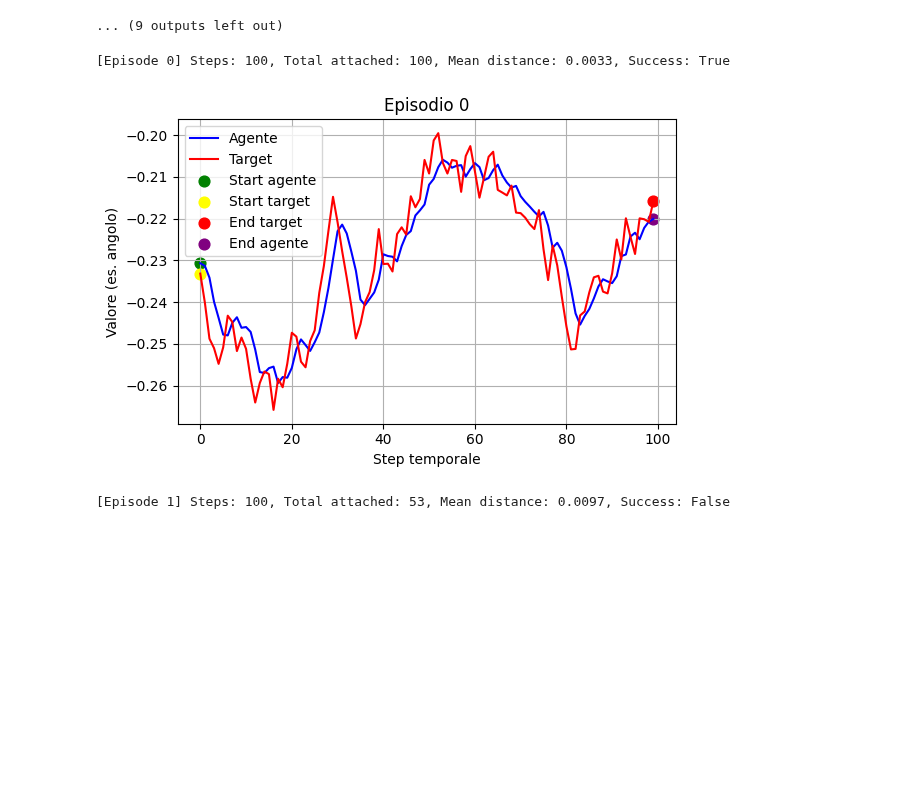
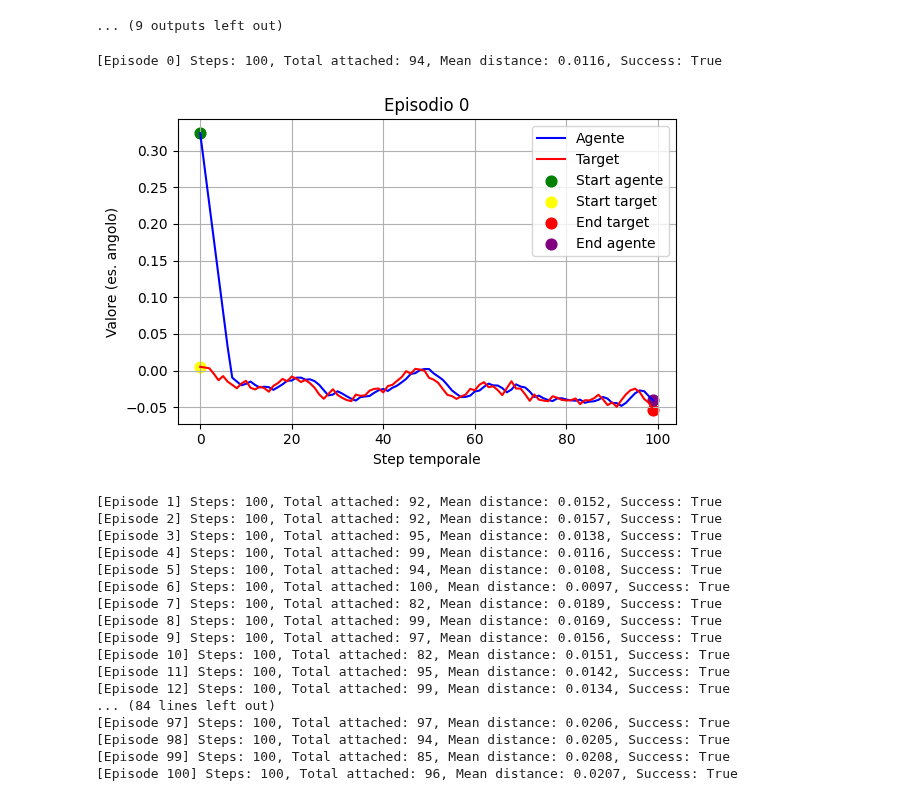
Before and after one commit to EdoardoZappia/RL_IL_AR_for_surgery, a Jupyter notebook: test_sac_rot.ipynb, the cells around one changed output. Cells and saved outputs as stored; diff of their text form; code cells hidden in the pictures; blank space fills up the shorter version.

```diff
--- a/test_sac_rot.ipynb
+++ b/test_sac_rot.ipynb
@@ -272,7 +272,7 @@ def load_sac_model(weight_path, reward_path):
     model.set_parameters(weight_path)
     return model
 
-def test_sac_agent(agent, env=None, num_episodes=10, tolerance=0.01):
+def test_sac_agent(agent, env=None, num_episodes=1000, tolerance=0.01):
     if env is None:
         env = TrackingEnv()
 
@@ -280,6 +280,7 @@ def test_sac_agent(agent, env=None, num_episodes=10, tolerance=0.01):
     success_counter = 0
     episode_distances = []
     mean_distance_episodes = []
+    fail = 0
 
     for ep in range(num_episodes):
         obs, _ = env.reset()
@@ -315,49 +316,87 @@ def test_sac_agent(agent, env=None, num_episodes=10, tolerance=0.01):
             done = truncated
             state = next_state
             real_state = real_next_state
             obs = next_obs
             step += 1
 
         ep_attached_counter.append(total_attached_counter)
         success = total_attached_counter > 80
         if success:
             success_counter += 1
 
+        if total_attached_counter < 70:
+            fail += 1
+            print(f"Fail episode {ep} with total attached: {total_attached_counter}")
+            trajectory = np.array(trajectory)
+            target_trajectory = np.array(target_trajectory)
+            plt.figure(figsize=(6, 4))
+            plt.plot(trajectory, label="Agente", color='blue')
+            plt.plot(target_trajectory, label="Target", color='red')
+            plt.scatter(0, trajectory[0], color='green', label='Start agente', s=60)
+            plt.scatter(0, target_trajectory[0], color='yellow', label='Start target', s=60)
+            plt.scatter(len(target_trajectory) - 1, target_trajectory[-1], color='red', label='End target', s=60)
+            plt.scatter(len(trajectory) - 1, trajectory[-1], color='purple', label='End agente', s=60)
+            plt.title(f"Episodio {ep} FALLIMENTO GRAVE")
+            plt.xlabel("Step temporale")
+            plt.ylabel("Valore (es. angolo)")
+            plt.legend()
+            plt.grid(True)
+            plt.tight_layout()
+            plt.show()
+
         mean_distance = np.mean(episode_distances)
         mean_distance_episodes.append(mean_distance)
 
         print(f"[Episode {ep}] Steps: {step}, Total attached: {total_attached_counter}, Mean distance: {mean_distance:.4f}, Success: {success}")
 
         # Plot
-        trajectory = np.array(trajectory)
-        target_trajectory = np.array(target_trajectory)
-        plt.figure(figsize=(6, 4))
-        plt.plot(trajectory, label="Agente", color='blue')
-        plt.plot(target_trajectory, label="Target", color='red')
-        plt.scatter(0, trajectory[0], color='green', label='Start agente', s=60)
-        plt.scatter(0, target_trajectory[0], color='yellow', label='Start target', s=60)
-        plt.scatter(len(target_trajectory) - 1, target_trajectory[-1], color='red', label='End target', s=60)
-        plt.scatter(len(trajectory) - 1, trajectory[-1], color='purple', label='End agente', s=60)
-        plt.title(f"Episodio {ep}")
-        plt.xlabel("Step temporale")
-        plt.ylabel("Valore (es. angolo)")
-        plt.legend()
-        plt.grid(True)
-        plt.tight_layout()
-        plt.show()
+        if ep % 100 == 0:
+            trajectory = np.array(trajectory)
+            target_trajectory = np.array(target_trajectory)
+            plt.figure(figsize=(6, 4))
+            plt.plot(trajectory, label="Agente", color='blue')
+            plt.plot(target_trajectory, label="Target", color='red')
+            plt.scatter(0, trajectory[0], color='green', label='Start agente', s=60)
+            plt.scatter(0, target_trajectory[0], color='yellow', label='Start target', s=60)
+            plt.scatter(len(target_trajectory) - 1, target_trajectory[-1], color='red', label='End target', s=60)
+            plt.scatter(len(trajectory) - 1, trajectory[-1], color='purple', label='End agente', s=60)
+            plt.title(f"Episodio {ep}")
+            plt.xlabel("Step temporale")
+            plt.ylabel("Valore (es. angolo)")
+            plt.legend()
+            plt.grid(True)
+            plt.tight_layout()
+            plt.show()
 
     env.close()
     mean_distances_ep = np.mean(mean_distance_episodes)
     print(f"\nMedia step attaccati: {np.mean(ep_attached_counter):.2f}")
     print(f"Successi (attaccato per ≥ 80 step): {success_counter} / {num_episodes}")
     print(f"Media distanza episodio: {mean_distances_ep:.4f}")
+    print(f"Fallimenti gravi (attaccato < 70 step): {fail} / {num_episodes}")
 
 if __name__ == "__main__":
     weight_path = "IL/SAC_POLICY/sac_with_learned_reward_rot_0.5_0.01_IRL"
     reward_path = "IL/DME_SAC/reward_network_rot_0.5_0.01.pt"
     agent = load_sac_model(weight_path, reward_path)
     test_sac_agent(agent)
 # %% [output]
-[Episode 0] Steps: 100, Total attached: 100, Mean distance: 0.0033, Success: True
+[Episode 0] Steps: 100, Total attached: 94, Mean distance: 0.0116, Success: True
-[figure, old version]
+[figure, new version]
-[Episode 1] Steps: 100, Total attached: 53, Mean distance: 0.0097, Success: False
+[Episode 1] Steps: 100, Total attached: 92, Mean distance: 0.0152, Success: True
+[Episode 2] Steps: 100, Total attached: 92, Mean distance: 0.0157, Success: True
+[Episode 3] Steps: 100, Total attached: 95, Mean distance: 0.0138, Success: True
+[Episode 4] Steps: 100, Total attached: 99, Mean distance: 0.0116, Success: True
+[Episode 5] Steps: 100, Total attached: 94, Mean distance: 0.0108, Success: True
+[Episode 6] Steps: 100, Total attached: 100, Mean distance: 0.0097, Success: True
+[Episode 7] Steps: 100, Total attached: 82, Mean distance: 0.0189, Success: True
+[Episode 8] Steps: 100, Total attached: 99, Mean distance: 0.0169, Success: True
+[Episode 9] Steps: 100, Total attached: 97, Mean distance: 0.0156, Success: True
+[Episode 10] Steps: 100, Total attached: 82, Mean distance: 0.0151, Success: True
+[Episode 11] Steps: 100, Total attached: 95, Mean distance: 0.0142, Success: True
+[Episode 12] Steps: 100, Total attached: 99, Mean distance: 0.0134, Success: True
+... (84 lines left out)
+[Episode 97] Steps: 100, Total attached: 97, Mean distance: 0.0206, Success: True
+[Episode 98] Steps: 100, Total attached: 94, Mean distance: 0.0205, Success: True
+[Episode 99] Steps: 100, Total attached: 85, Mean distance: 0.0208, Success: True
+[Episode 100] Steps: 100, Total attached: 96, Mean distance: 0.0207, Success: True
```
Also changed, not shown: parts of 1 cell of this notebook, 3 other files.
